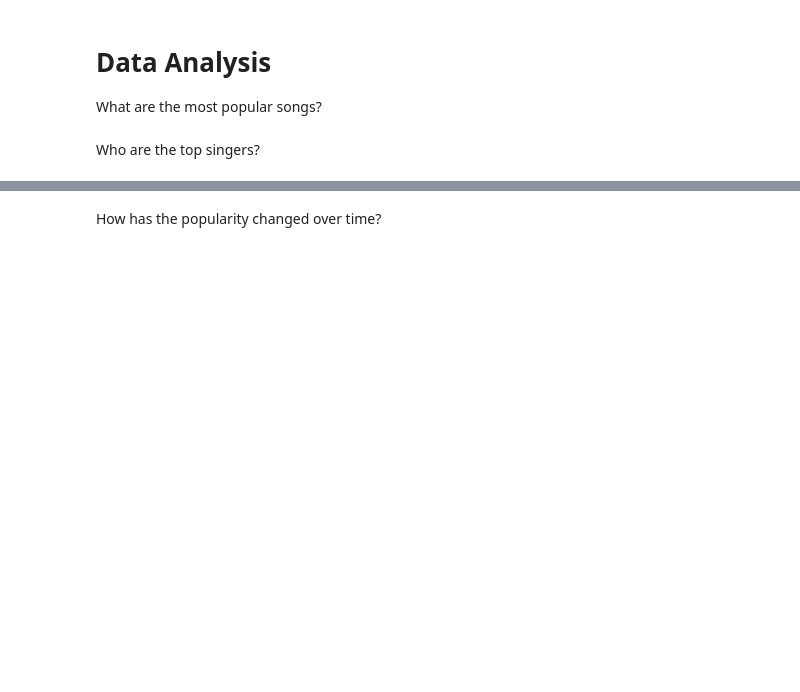
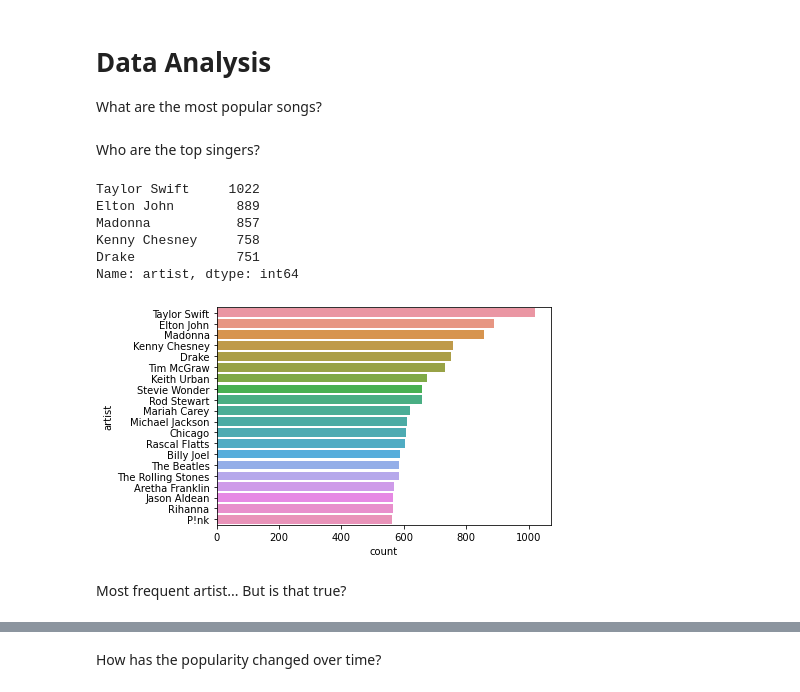
Before and after one commit to Yuchen-G/SI-370-Exploratory-Data-Analysis-Final-Project-, a Jupyter notebook: EDA.ipynb, the cells around one changed output, grey strips where cells are left out. Drawn from its saved outputs; the diff is of its cells as text; code cells hidden in the pictures; blank space fills up the shorter version.

```diff
--- a/EDA.ipynb
+++ b/EDA.ipynb
@@ -48,3 +48,12 @@ charts = charts.drop('last-week',axis=1)
 What are the most popular songs?
 # %% [markdown]
 Who are the top singers?
+# %%
+charts['artist'].value_counts(sort=True)[:5]
+# %% [output]
+Taylor Swift     1022
+Elton John        889
+Madonna           857
+Kenny Chesney     758
+Drake             751
+Name: artist, dtype: int64
@@ -50,0 +63,7 @@ Who are the top singers?
+# %%
+charts["artist"] = charts["artist"].str.replace('\$\$','\\$\\$')
+ax = sns.countplot(y="artist", data=charts, order=charts.artist.value_counts().iloc[:20].index)
+# %% [output]
+[figure, added]
+# %% [markdown]
+Most frequent artist... But is that true?
```
Also changed, not shown: parts of 4 cells of this notebook.
